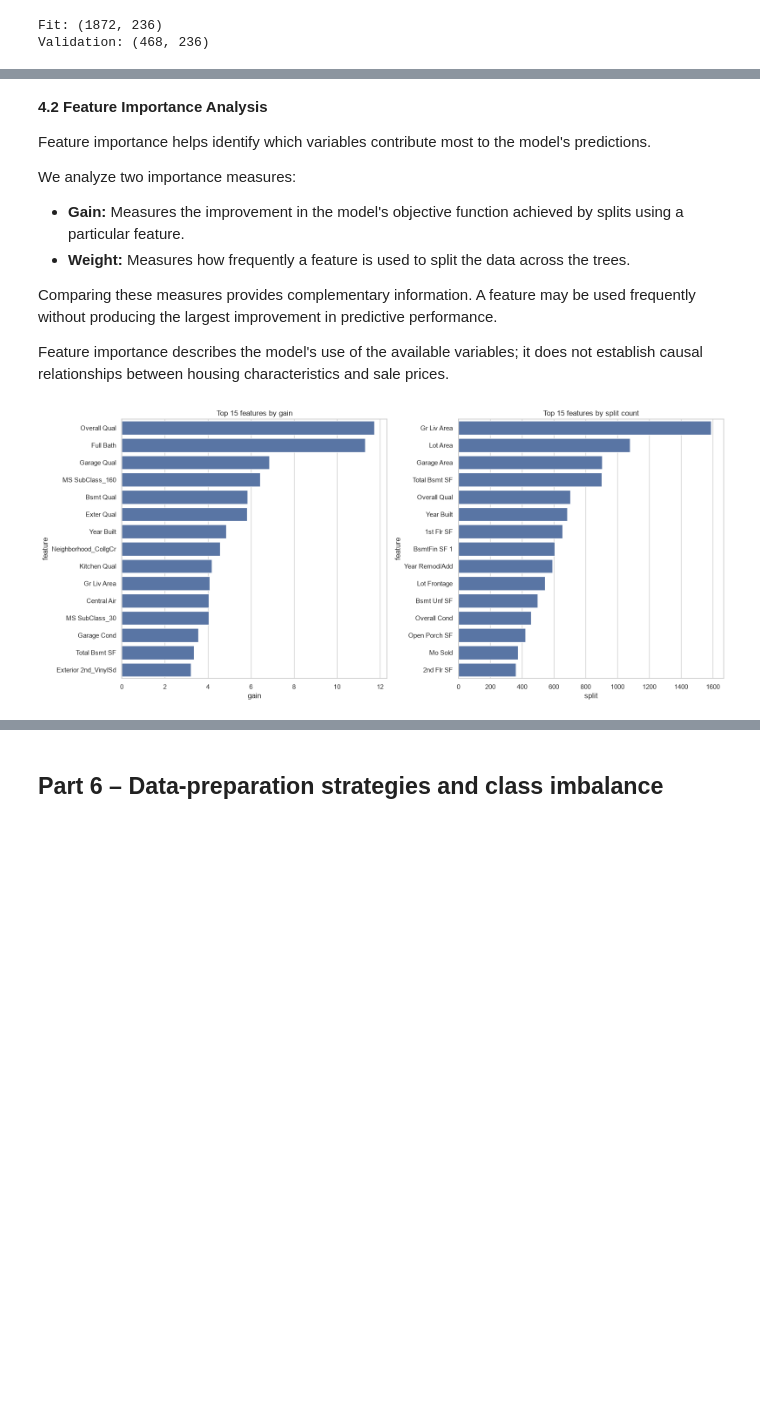
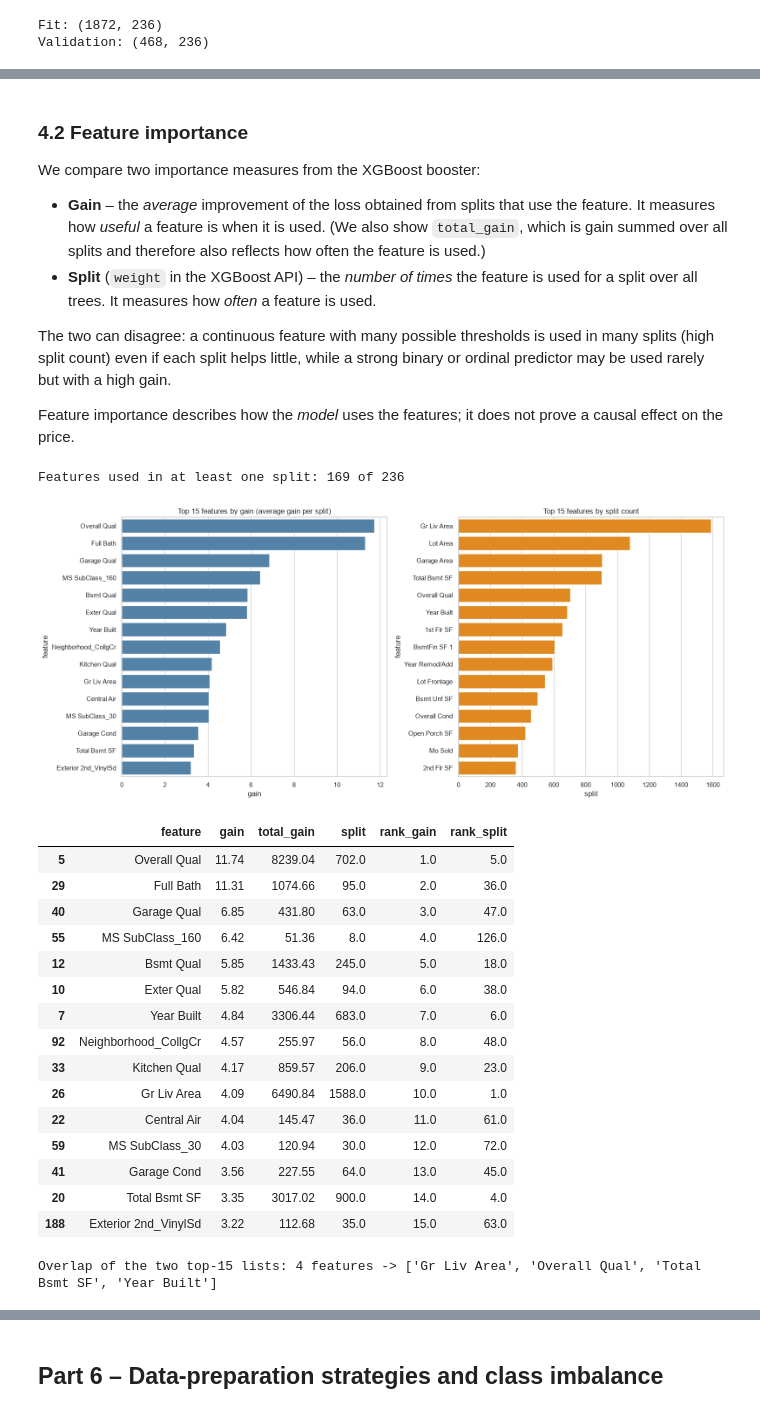
Before and after one commit to biancaholobica/ML, a Jupyter notebook: L2/L2.ipynb, the cells around one changed output, grey strips where cells are left out. Saved outputs shown, nothing was run; the diff lists cells and outputs as text; code cells hidden in the pictures; blank space fills up the shorter version.

```diff
--- a/L2/L2.ipynb
+++ b/L2/L2.ipynb
@@ -433,41 +446,62 @@ plt.show()
 # %% [markdown]
+### 4.2 Feature importance
 
-**4.2 Feature Importance Analysis**
+We compare two importance measures from the XGBoost booster:
 
-Feature importance helps identify which variables contribute most to the model's predictions.
+* **Gain** – the *average* improvement of the loss obtained from splits that use the feature. It measures how *useful* a feature is when it is used. (We also show `total_gain`, which is gain summed over all splits and therefore also reflects how often the feature is used.)
+* **Split** (`weight` in the XGBoost API) – the *number of times* the feature is used for a split over all trees. It measures how *often* a feature is used.
 
-We analyze two importance measures:
+The two can disagree: a continuous feature with many possible thresholds is used in many splits (high split count) even if each split helps little, while a strong binary or ordinal predictor may be used rarely but with a high gain.
 
-- **Gain:** Measures the improvement in the model's objective function achieved by splits using a particular feature.
-- **Weight:** Measures how frequently a feature is used to split the data across the trees.
-
-Comparing these measures provides complementary information. A feature may be used frequently without producing the largest improvement in predictive performance.
-
-Feature importance describes the model's use of the available variables; it does not establish causal relationships between housing characteristics and sale prices.
+Feature importance describes how the *model* uses the features; it does not prove a causal effect on the price.
 # %%
 booster = model.get_booster()
+gain       = booster.get_score(importance_type="gain")          # average gain per split
+total_gain = booster.get_score(importance_type="total_gain")    # summed gain
+split      = booster.get_score(importance_type="weight")        # number of splits
 
-gain = booster.get_score(importance_type="gain")
-weight = booster.get_score(importance_type="weight")
+importance = pd.DataFrame({"feature": list(X_fit.columns)})
+importance["gain"]       = importance["feature"].map(gain).fillna(0)
+importance["total_gain"] = importance["feature"].map(total_gain).fillna(0)
+importance["split"]      = importance["feature"].map(split).fillna(0)
 
-importance = pd.DataFrame({
-    "feature": X_fit.columns,
-    "gain": [gain.get(c, 0) for c in X_fit.columns],
-    "split": [weight.get(c, 0) for c in X_fit.columns]
-})
+print(f"Features used in at least one split: {(importance['split'] > 0).sum()} of {len(importance)}")
 
-top_gain = importance.sort_values("gain", ascending=False).head(15)
+top_gain  = importance.sort_values("gain", ascending=False).head(15)
 top_split = importance.sort_values("split", ascending=False).head(15)
 
 fig, axes = plt.subplots(1, 2, figsize=(16, 7))
+sns.barplot(data=top_gain, x="gain", y="feature", color="steelblue", ax=axes[0])
+axes[0].set_title("Top 15 features by gain (average gain per split)")
+sns.barplot(data=top_split, x="split", y="feature", color="darkorange", ax=axes[1])
+axes[1].set_title("Top 15 features by split count")
+plt.tight_layout(); plt.show()
 
-sns.barplot(data=top_gain, x="gain", y="feature", ax=axes[0])
-axes[0].set_title("Top 15 features by gain")
+# Ranking comparison
+importance["rank_gain"]  = importance["gain"].rank(ascending=False, method="min")
+importance["rank_split"] = importance["split"].rank(ascending=False, method="min")
+display(importance.sort_values("gain", ascending=False).head(15)
+        [["feature", "gain", "total_gain", "split", "rank_gain", "rank_split"]].round(2))
 
-sns.barplot(data=top_split, x="split", y="feature", ax=axes[1])
-axes[1].set_title("Top 15 features by split count")
-
-plt.tight_layout()
-plt.show()
+overlap = set(top_gain.feature) & set(top_split.feature)
+print(f"Overlap of the two top-15 lists: {len(overlap)} features -> {sorted(overlap)}")
 # %% [output]
+Features used in at least one split: 169 of 236
-[figure, old version]
+[figure, new version]
+|  | feature | gain | total_gain | split | rank_gain | rank_split |
+| 5 | Overall Qual | 11.74 | 8239.04 | 702.0 | 1.0 | 5.0 |
+| 29 | Full Bath | 11.31 | 1074.66 | 95.0 | 2.0 | 36.0 |
+| 40 | Garage Qual | 6.85 | 431.80 | 63.0 | 3.0 | 47.0 |
+| 55 | MS SubClass_160 | 6.42 | 51.36 | 8.0 | 4.0 | 126.0 |
+| 12 | Bsmt Qual | 5.85 | 1433.43 | 245.0 | 5.0 | 18.0 |
+| 10 | Exter Qual | 5.82 | 546.84 | 94.0 | 6.0 | 38.0 |
+| 7 | Year Built | 4.84 | 3306.44 | 683.0 | 7.0 | 6.0 |
+| 92 | Neighborhood_CollgCr | 4.57 | 255.97 | 56.0 | 8.0 | 48.0 |
+| 33 | Kitchen Qual | 4.17 | 859.57 | 206.0 | 9.0 | 23.0 |
+| 26 | Gr Liv Area | 4.09 | 6490.84 | 1588.0 | 10.0 | 1.0 |
+| 22 | Central Air | 4.04 | 145.47 | 36.0 | 11.0 | 61.0 |
+| 59 | MS SubClass_30 | 4.03 | 120.94 | 30.0 | 12.0 | 72.0 |
+| 41 | Garage Cond | 3.56 | 227.55 | 64.0 | 13.0 | 45.0 |
+| 20 | Total Bsmt SF | 3.35 | 3017.02 | 900.0 | 14.0 | 4.0 |
+| 188 | Exterior 2nd_VinylSd | 3.22 | 112.68 | 35.0 | 15.0 | 63.0 |
+Overlap of the two top-15 lists: 4 features -> ['Gr Liv Area', 'Overall Qual', 'Total Bsmt SF', 'Year Built']
```
Also changed, not shown: parts of 58 cells of this notebook, 4 other files.
